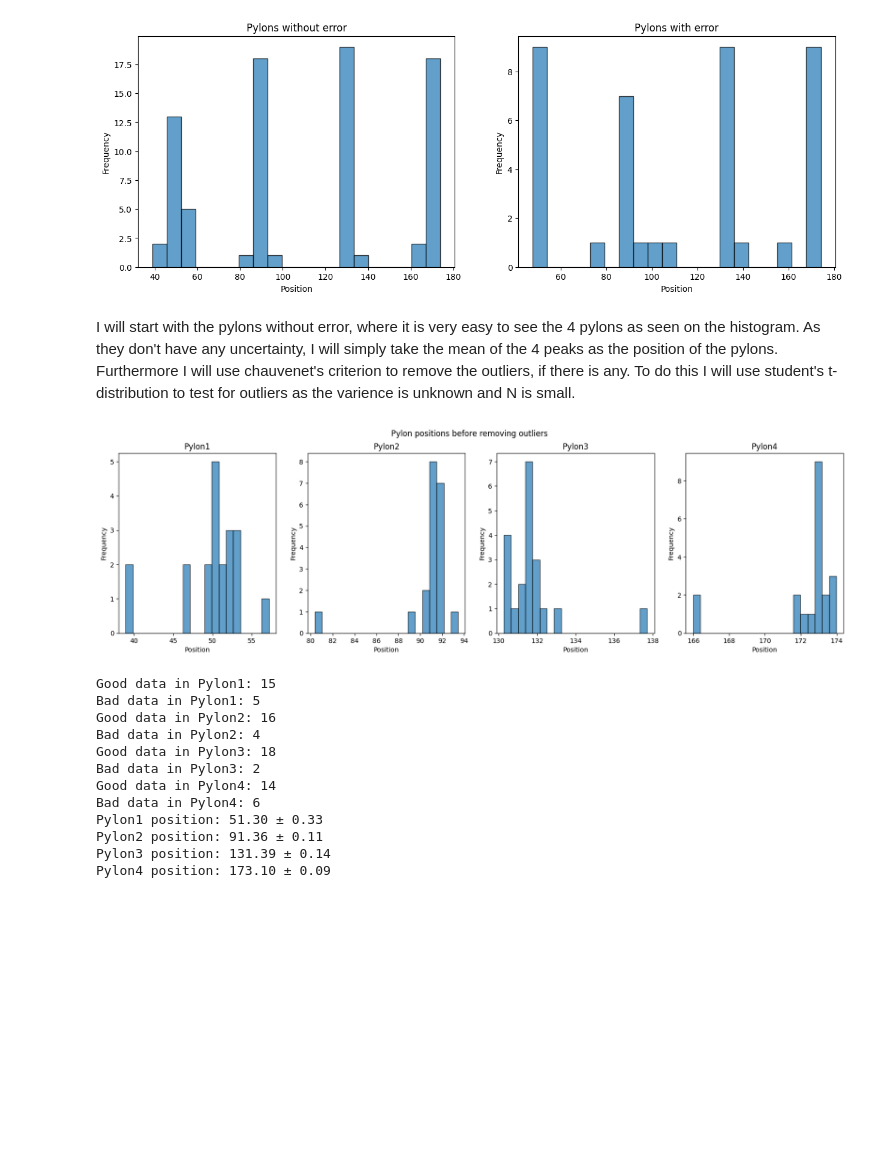
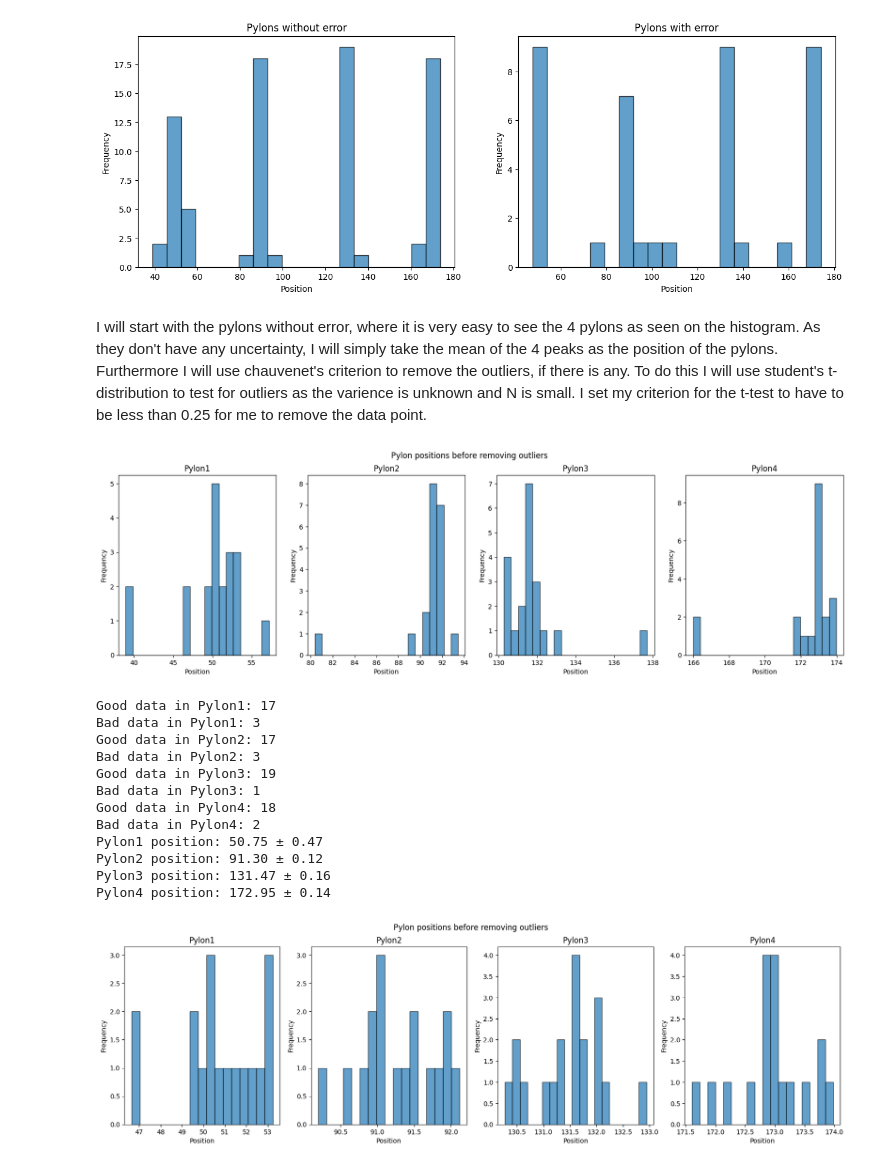
Before and after one commit to EliasBS/AppStat2024, a Jupyter notebook: DataAndCodeForExam/AppStatExam2024.ipynb, the cells around one changed output. Drawn from its saved outputs; the diff is of its cells as text; code cells hidden in the pictures; blank space fills up the shorter version.

```diff
--- a/DataAndCodeForExam/AppStatExam2024.ipynb
+++ b/DataAndCodeForExam/AppStatExam2024.ipynb
@@ -234,7 +235,7 @@ plt.show()
 (40, 2)
 [figure]
 # %% [markdown]
-I will start with the pylons without error, where it is very easy to see the 4 pylons as seen on the histogram. As they don't have any uncertainty, I will simply take the mean of the 4 peaks as the position of the pylons. Furthermore I will use chauvenet's criterion to remove the outliers, if there is any. To do this I will use student's t-distribution to test for outliers as the varience is unknown and N is small.
+I will start with the pylons without error, where it is very easy to see the 4 pylons as seen on the histogram. As they don't have any uncertainty, I will simply take the mean of the 4 peaks as the position of the pylons. Furthermore I will use chauvenet's criterion to remove the outliers, if there is any. To do this I will use student's t-distribution to test for outliers as the varience is unknown and N is small. I set my criterion for the t-test to have to be less than 0.25 for me to remove the data point.
 # %%
 Pylon1_no_error = Pylons_no_err['# Position'][Pylons_no_err['# Position'] < 70]
 Pylon2_no_error = Pylons_no_err['# Position'][(Pylons_no_err['# Position'] > 70) & (Pylons_no_err['# Position'] < 110)]
@@ -275,7 +276,7 @@ def chauvenet(data):
         idx = np.argmin(t)
         # print(p[idx])
         # print(z[idx])
-        if t[idx] < 0.5:
+        if t[idx] < 0.25:
             bad_data.append(good_data[idx])
             good_data = np.delete(good_data, idx)
         else:
@@ -286,55 +287,56 @@ Pylon1_good, Pylon1_bad = chauvenet(Pylon1_no_error)
 Pylon2_good, Pylon2_bad = chauvenet(Pylon2_no_error)
 Pylon3_good, Pylon3_bad = chauvenet(Pylon3_no_error)
 Pylon4_good, Pylon4_bad = chauvenet(Pylon4_no_error)
 print(f'Good data in Pylon1: {len(Pylon1_good)} \nBad data in Pylon1: {len(Pylon1_bad)}')
 print(f'Good data in Pylon2: {len(Pylon2_good)} \nBad data in Pylon2: {len(Pylon2_bad)}')
 print(f'Good data in Pylon3: {len(Pylon3_good)} \nBad data in Pylon3: {len(Pylon3_bad)}')
 print(f'Good data in Pylon4: {len(Pylon4_good)} \nBad data in Pylon4: {len(Pylon4_bad)}')
 
-Pylon1_pos = np.mean(Pylon1_good)
-Pylon1_pos_err = np.std(Pylon1_good)/np.sqrt(len(Pylon1_good))
+Pylon1_pos_no_error = np.mean(Pylon1_good)
+Pylon1_pos_no_error_err = np.std(Pylon1_good)/np.sqrt(len(Pylon1_good))
 
-Pylon2_pos = np.mean(Pylon2_good)
-Pylon2_pos_err = np.std(Pylon2_good)/np.sqrt(len(Pylon2_good))
+Pylon2_pos_no_error  = np.mean(Pylon2_good)
+Pylon2_pos_no_error_err = np.std(Pylon2_good)/np.sqrt(len(Pylon2_good))
 
-Pylon3_pos = np.mean(Pylon3_good)
-Pylon3_pos_err = np.std(Pylon3_good)/np.sqrt(len(Pylon3_good))
+Pylon3_pos_no_error  = np.mean(Pylon3_good)
+Pylon3_pos_no_error_err = np.std(Pylon3_good)/np.sqrt(len(Pylon3_good))
 
-Pylon4_pos = np.mean(Pylon4_good)
-Pylon4_pos_err = np.std(Pylon4_good)/np.sqrt(len(Pylon4_good))
+Pylon4_pos_no_error  = np.mean(Pylon4_good)
+Pylon4_pos_no_error_err = np.std(Pylon4_good)/np.sqrt(len(Pylon4_good))
 
-print(f'Pylon1 position: {Pylon1_pos:.2f} ± {Pylon1_pos_err:.2f} \nPylon2 position: {Pylon2_pos:.2f} ± {Pylon2_pos_err:.2f} \nPylon3 position: {Pylon3_pos:.2f} ± {Pylon3_pos_err:.2f} \nPylon4 position: {Pylon4_pos:.2f} ± {Pylon4_pos_err:.2f}')
+print(f'Pylon1 position: {Pylon1_pos_no_error :.2f} ± {Pylon1_pos_no_error_err:.2f} \nPylon2 position: {Pylon2_pos_no_error:.2f} ± {Pylon2_pos_no_error_err:.2f} \nPylon3 position: {Pylon3_pos_no_error:.2f} ± {Pylon3_pos_no_error_err:.2f} \nPylon4 position: {Pylon4_pos_no_error:.2f} ± {Pylon4_pos_no_error_err:.2f}')
 
 fig,ax = plt.subplots(1,4,figsize=(20, 5))
-ax[0].hist(Pylon1_good, bins=20, edgecolor='black', alpha=0.7, label='Pylon1')
-ax[1].hist(Pylon2_good, bins=20, edgecolor='black', alpha=0.7, label='Pylon2')
-ax[2].hist(Pylon3_good, bins=20, edgecolor='black', alpha=0.7, label='Pylon3')
-ax[3].hist(Pylon4_good, bins=20, edgecolor='black', alpha=0.7, label='Pylon4')
+ax[0].hist(Pylon1_good, bins=len(Pylon1_good), edgecolor='black', alpha=0.7, label='Pylon1')
+ax[1].hist(Pylon2_good, bins=len(Pylon2_good), edgecolor='black', alpha=0.7, label='Pylon2')
+ax[2].hist(Pylon3_good, bins=len(Pylon3_good), edgecolor='black', alpha=0.7, label='Pylon3')
+ax[3].hist(Pylon4_good, bins=len(Pylon4_good), edgecolor='black', alpha=0.7, label='Pylon4')
 ax[0].set_xlabel('Position')
 ax[0].set_ylabel('Frequency')
 ax[0].set_title('Pylon1')
 ax[1].set_xlabel('Position')
 ax[1].set_ylabel('Frequency')
 ax[1].set_title('Pylon2')
 ax[2].set_xlabel('Position')
 ax[2].set_ylabel('Frequency')
 ax[2].set_title('Pylon3')
 ax[3].set_xlabel('Position')
 ax[3].set_ylabel('Frequency')
 ax[3].set_title('Pylon4')
 fig.suptitle('Pylon positions before removing outliers')
 plt.show()
 # %% [output]
 [figure]
-Good data in Pylon1: 15
-Bad data in Pylon1: 5
-Good data in Pylon2: 16
-Bad data in Pylon2: 4
-Good data in Pylon3: 18
-Bad data in Pylon3: 2
-Good data in Pylon4: 14
-Bad data in Pylon4: 6
-Pylon1 position: 51.30 ± 0.33
-Pylon2 position: 91.36 ± 0.11
-Pylon3 position: 131.39 ± 0.14
-Pylon4 position: 173.10 ± 0.09
+Good data in Pylon1: 17
+Bad data in Pylon1: 3
+Good data in Pylon2: 17
+Bad data in Pylon2: 3
+Good data in Pylon3: 19
+Bad data in Pylon3: 1
+Good data in Pylon4: 18
+Bad data in Pylon4: 2
+Pylon1 position: 50.75 ± 0.47
+Pylon2 position: 91.30 ± 0.12
+Pylon3 position: 131.47 ± 0.16
+Pylon4 position: 172.95 ± 0.14
+[figure, added]
```
Also changed, not shown: parts of 17 cells of this notebook.
